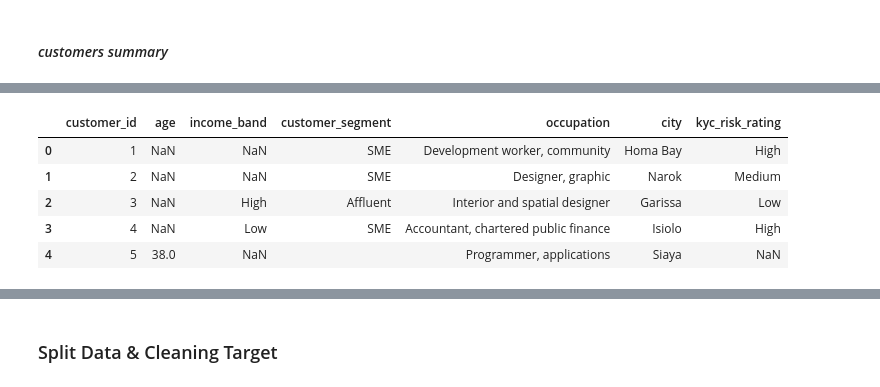
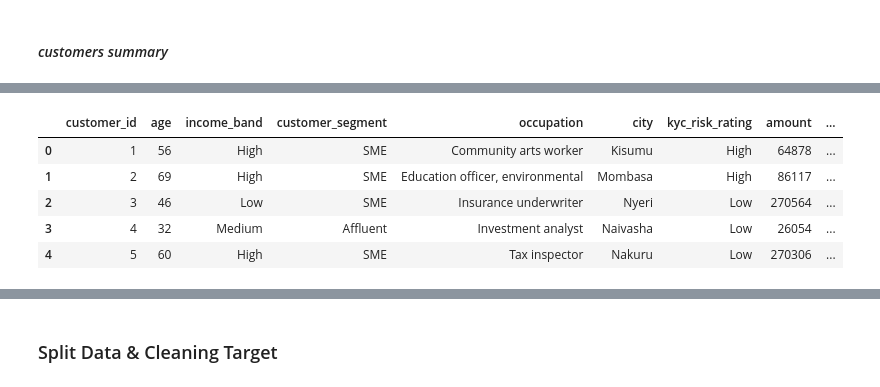
Before and after one commit to irushawn/Getter-Insure-AI, a Jupyter notebook: Index.ipynb, the cells around one changed output, grey strips where cells are left out. Drawn from its saved outputs; the diff is of its cells as text; code cells hidden in the pictures.

```diff
--- a/Index.ipynb
+++ b/Index.ipynb
@@ -102,9 +141,7 @@ warnings.filterwarnings('ignore')
 # %% [markdown]
 #### _Load Datasets_
 # %%
-customers = pd.read_csv('customers.csv')
-transactions = pd.read_csv('transactions.csv')
-policies = pd.read_csv('policies.csv')
+data = pd.read_csv('semi_rule_based_dataset.csv')
 # %%
 def dataframe_summary(df, name="Dataset"):
     """
@@ -326,9 +319,9 @@ Percentage of total data: 0.34%
 # %%
-customers.head()
+data.head()
 # %% [output]
-|  | customer_id | age | income_band | customer_segment | occupation | city | kyc_risk_rating |
-| 0 | 1 | NaN | NaN | SME | Development worker, community | Homa Bay | High |
-| 1 | 2 | NaN | NaN | SME | Designer, graphic | Narok | Medium |
-| 2 | 3 | NaN | High | Affluent | Interior and spatial designer | Garissa | Low |
-| 3 | 4 | NaN | Low | SME | Accountant, chartered public finance | Isiolo | High |
-| 4 | 5 | 38.0 | NaN |  | Programmer, applications | Siaya | NaN |
+|  | customer_id | age | income_band | customer_segment | occupation | city | kyc_risk_rating | amount | ... |
+| 0 | 1 | 56 | High | SME | Community arts worker | Kisumu | High | 64878 | ... |
+| 1 | 2 | 69 | High | SME | Education officer, environmental | Mombasa | High | 86117 | ... |
+| 2 | 3 | 46 | Low | SME | Insurance underwriter | Nyeri | Low | 270564 | ... |
+| 3 | 4 | 32 | Medium | Affluent | Investment analyst | Naivasha | Low | 26054 | ... |
+| 4 | 5 | 60 | High | SME | Tax inspector | Nakuru | Low | 270306 | ... |
```
Also changed, not shown: parts of 98 cells of this notebook, 9 other files.
